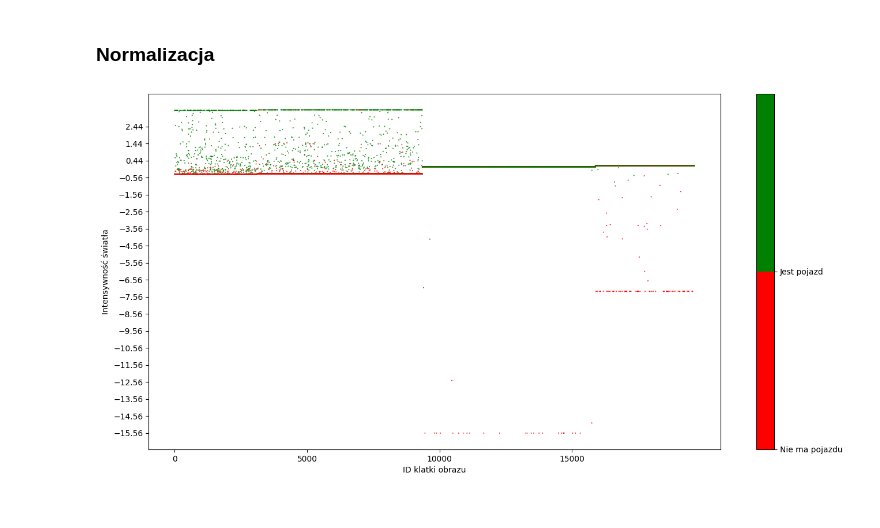
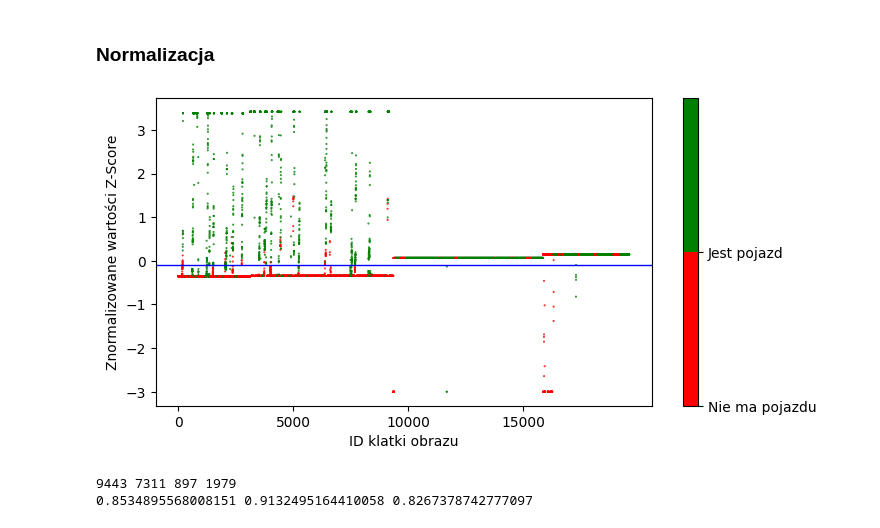
Before and after one commit to panjacob/A-study-of-nighttime-vehicle-detection-algorithms, a Jupyter notebook: Recordings2/8_average_brightness.ipynb, the cells around one changed output. Saved outputs shown, nothing was run; the diff lists cells and outputs as text; code cells hidden in the pictures.

```diff
--- a/Recordings2/8_average_brightness.ipynb
+++ b/Recordings2/8_average_brightness.ipynb
@@ -14,4 +14,11 @@ training_files_false = [os.path.join(training_path, 'false', x) for x in
                         os.listdir(os.path.join(training_path, 'false'))]
 
 dataset = training_files_true + training_files_false
-random.shuffle(dataset)
+# random.shuffle(dataset)
+
+def extract_keys(e):
+    splitted =  e.split('\\')[3].split('.')[0].split('_')
+    return int(splitted[0]), int(splitted[1])
+print(extract_keys(dataset[0]))
+dataset = sorted(dataset, key=lambda key: extract_keys(key))
+# print(dataset[600:700])
@@ -101,22 +110,29 @@ for batch in data:
         new_value = (value - mean) / std_y
         data_zcore.append([new_value, etiquette])
 
-y = [x[0] for x in data_zcore]
+# y = [x[0] for x in data_zcore]
+y = []
+for x in data_zcore:
+    if x[0] < -3:
+        x[0] = -3
+    y.append(x[0])
+
 label = [x[1] for x in data_zcore]
 x = list(range(len(y)))
 # %%
 colors = ['red', 'green']
-fig = plt.figure(figsize=(16, 8))
+fig = plt.figure(figsize=(8, 4))
 plt.scatter(x, y, c=label, cmap=matplotlib.colors.ListedColormap(colors), s=0.2)
+plt.axhline(y = -0.1,linewidth=1, color = 'b', linestyle = '-')
 cb = plt.colorbar()
 loc = np.arange(0, max(label), max(label) / float(len(colors)))
 cb.set_ticks(loc)
 cb.set_ticklabels(['Nie ma pojazdu', 'Jest pojazd'])
 plt.xlabel("ID klatki obrazu")
-plt.ylabel("Intensywność światła")
+plt.ylabel("Znormalizowane wartości Z-Score")
 plt.xticks(np.arange(min(x), max(x) + 1, 5000.0))
 plt.yticks(np.arange(min(y), max(y), 1))
 # plt.title('Analiza intensywości światła z czujnika')
 plt.show()
 # %% [output]
-[figure, old version]
+[figure, new version]
@@ -122,0 +155,10 @@ plt.show()
+# %%
+print(TP, TN, FN, FP)
+
+accuracy = (TP + TN) / (TP + FN + TN + FP)
+recall = TP / (TP + FN)
+precision = TP / (TP + FP)
+print(accuracy, recall, precision)
+# %% [output]
+9443 7311 897 1979
+0.8534895568008151 0.9132495164410058 0.8267378742777097
```
Also changed, not shown: parts of 3 cells of this notebook, 1 other file.
